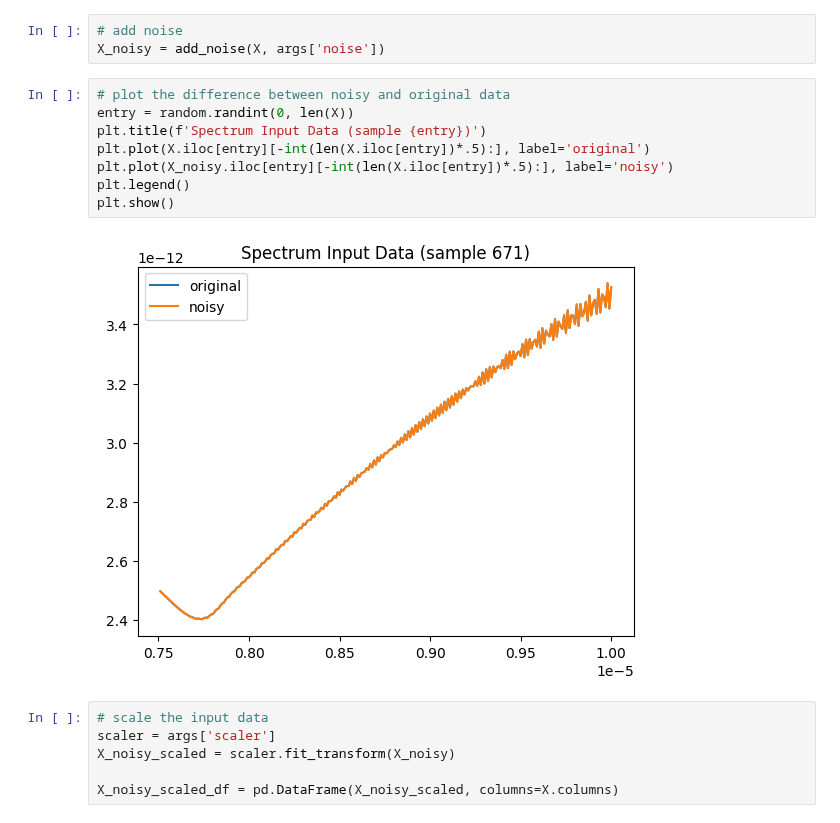
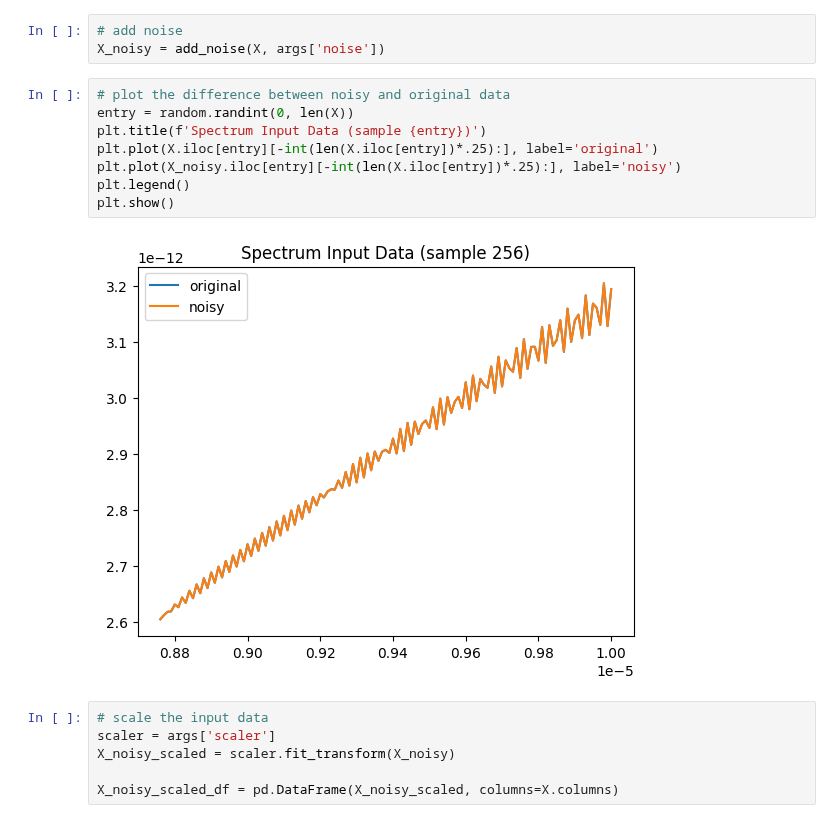
Before and after one commit to iAmBrig12/REU_AI_Thermography, a Jupyter notebook: feedforward.ipynb, the cells around one changed output. Drawn from its saved outputs; the diff is of its cells as text.

```diff
--- a/feedforward.ipynb
+++ b/feedforward.ipynb
@@ -45,13 +45,13 @@ X_noisy = add_noise(X, args['noise'])
 # %%
 # plot the difference between noisy and original data
 entry = random.randint(0, len(X))
 plt.title(f'Spectrum Input Data (sample {entry})')
-plt.plot(X.iloc[entry][-int(len(X.iloc[entry])*.5):], label='original')
-plt.plot(X_noisy.iloc[entry][-int(len(X.iloc[entry])*.5):], label='noisy')
+plt.plot(X.iloc[entry][-int(len(X.iloc[entry])*.25):], label='original')
+plt.plot(X_noisy.iloc[entry][-int(len(X.iloc[entry])*.25):], label='noisy')
 plt.legend()
 plt.show()
 # %% [output]
-[figure, old version]
+[figure, new version]
 # %%
 # scale the input data
 scaler = args['scaler']
```
Also changed, not shown: parts of 9 cells of this notebook.
